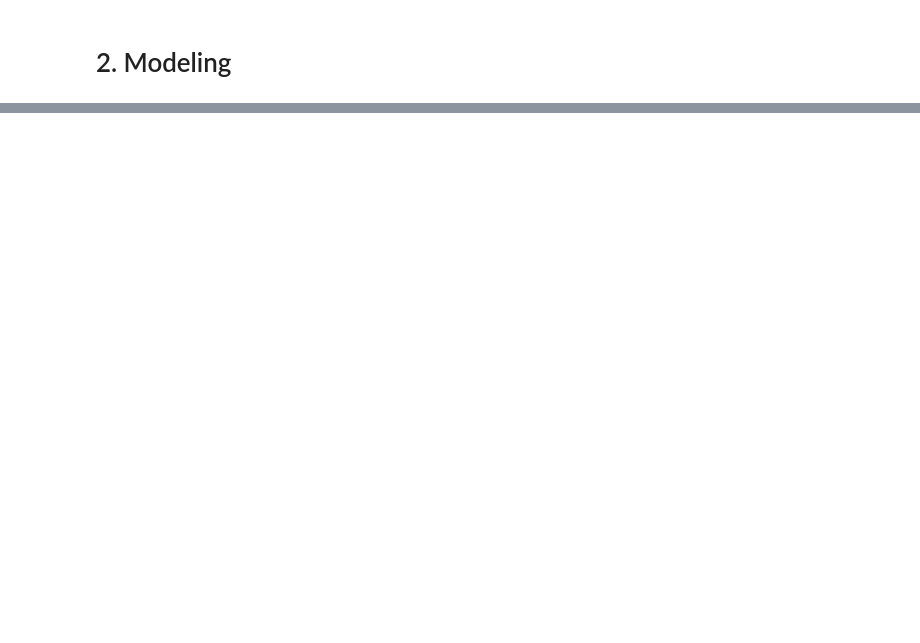
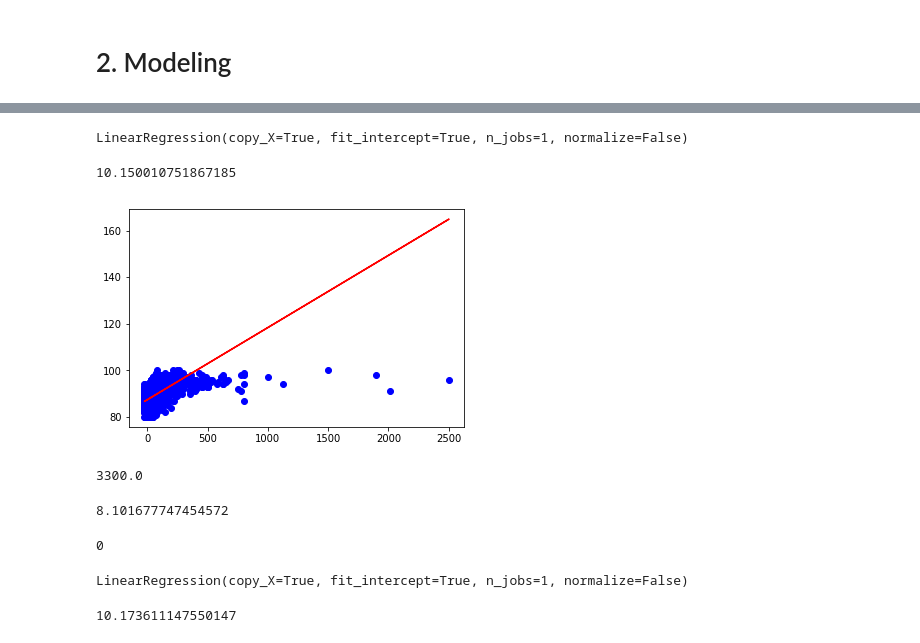
Before and after one commit to mUtterberg/pandata, a Jupyter notebook: WineMag-Pandata.ipynb, the cells around one changed output, grey strips where cells are left out. Cells and saved outputs as stored; diff of their text form; code cells hidden in the pictures; blank space fills up the shorter version.

```diff
--- a/WineMag-Pandata.ipynb
+++ b/WineMag-Pandata.ipynb
@@ -53,0 +105,22 @@ hist_data = [US_data, FR_data, IT_data]
+# %%
+X = data.loc[:, 'price'].values
+X = X[~np.isnan(X)]
+y = data.loc[:, 'points'].values
+# %%
+X_train, X_test, y_train, y_test = train_test_split(X, y, test_size=0.25)
+# %%
+regressor = LinearRegression()
+regressor.fit(X_train.reshape(-1,1), y_train)
+# %% [output]
+LinearRegression(copy_X=True, fit_intercept=True, n_jobs=1, normalize=False)
+# %%
+y_pred = regressor.predict(X_test.reshape(-1,1))
+print(max(y_test - y_pred))
+# %% [output]
+10.150010751867185
+# %%
+plt.scatter(X_test, y_test, color='blue')
+plt.plot(X_test, y_pred, color='red')
+plt.show()
+# %% [output]
+[figure, added]
@@ -53,0 +129,21 @@ hist_data = [US_data, FR_data, IT_data]
+# %%
+X = data.loc[:, 'price'].values
+X = X[~np.isnan(X)]
+y = data.loc[:, 'points'].values
+print(max(X))
+# %% [output]
+3300.0
+# %%
+for i in range(len(X)):
+    if X[i] > 0:
+        X[i] = np.log(X[i]).astype(float)
+    else:
+        X[i] = 1
+        # Set to a constant since failed to otherwise drop
+print(max(X))
+# %% [output]
+8.101677747454572
+# %%
+np.count_nonzero(np.isnan(X))
+# %% [output]
+0
@@ -53,0 +152,10 @@ hist_data = [US_data, FR_data, IT_data]
+# %%
+regressor = LinearRegression()
+regressor.fit(X_train.reshape(-1,1), y_train)
+# %% [output]
+LinearRegression(copy_X=True, fit_intercept=True, n_jobs=1, normalize=False)
+# %%
+y_pred = regressor.predict(X_test.reshape(-1,1))
+print(max(y_test - y_pred))
+# %% [output]
+10.173611147550147
```
Also changed, not shown: parts of 18 cells of this notebook.
